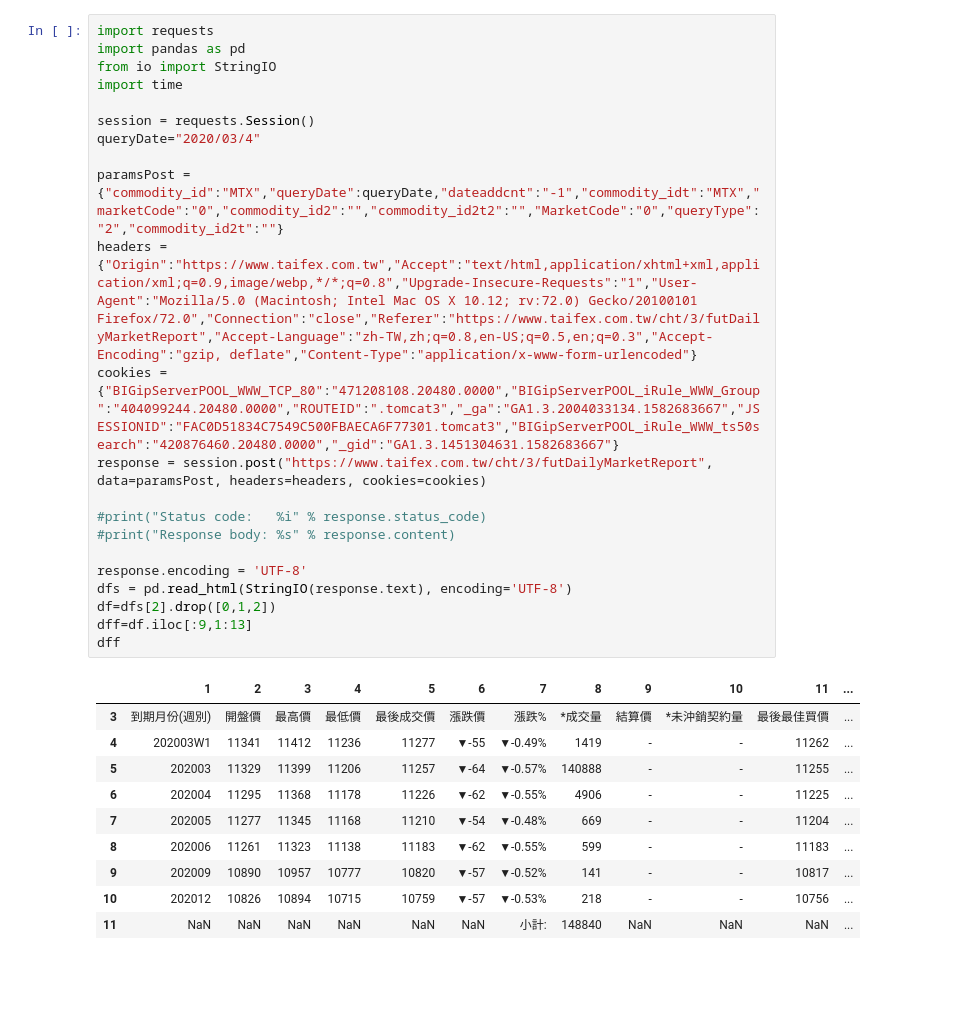
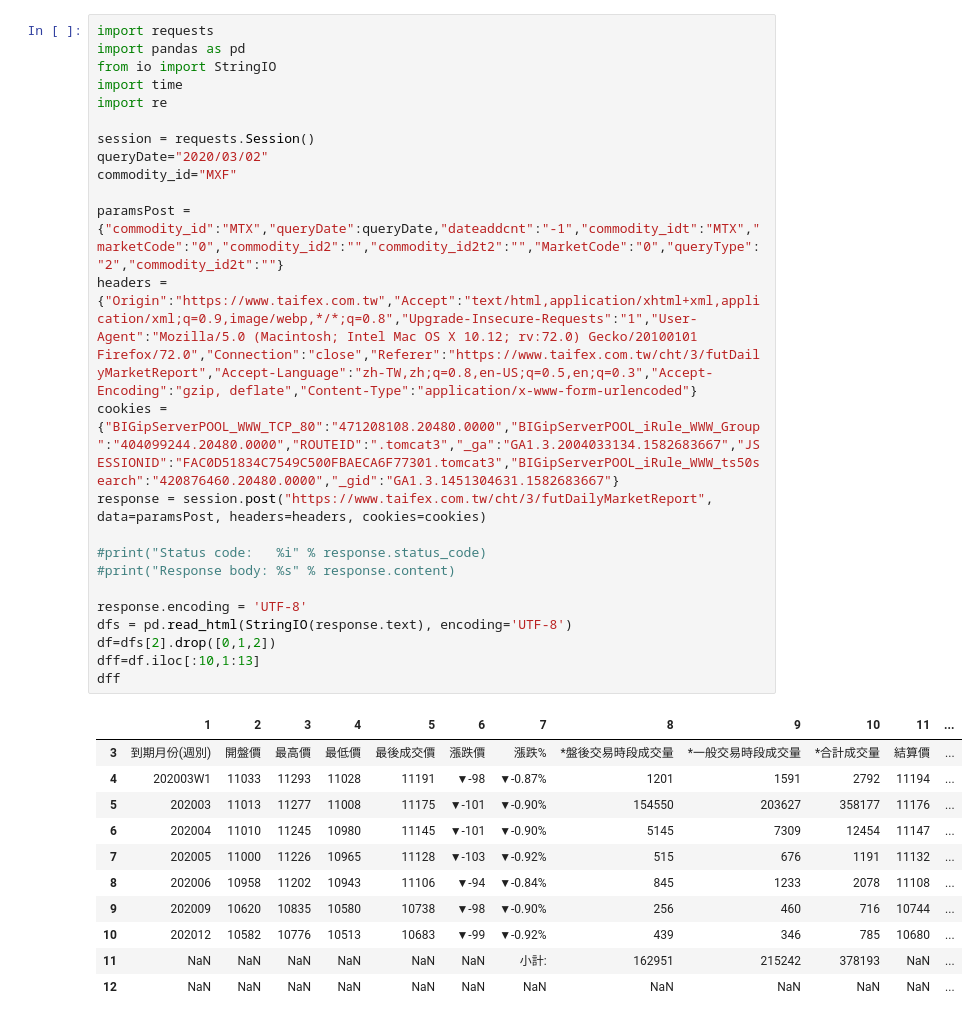
Before and after one commit to DioLin/useful-stock-tool, a Jupyter notebook: 散戶多空比.ipynb, the cells around one changed output. Cells and saved outputs as stored; diff of their text form; blank space fills up the shorter version.

```diff
--- a/散戶多空比.ipynb
+++ b/散戶多空比.ipynb
@@ -1,33 +1,36 @@
 # %%
 import requests
 import pandas as pd
 from io import StringIO
 import time
+import re
 
 session = requests.Session()
-queryDate="2020/03/4"
+queryDate="2020/03/02"
+commodity_id="MXF"
 
 paramsPost = {"commodity_id":"MTX","queryDate":queryDate,"dateaddcnt":"-1","commodity_idt":"MTX","marketCode":"0","commodity_id2":"","commodity_id2t2":"","MarketCode":"0","queryType":"2","commodity_id2t":""}
 headers = {"Origin":"https://www.taifex.com.tw","Accept":"text/html,application/xhtml+xml,application/xml;q=0.9,image/webp,*/*;q=0.8","Upgrade-Insecure-Requests":"1","User-Agent":"Mozilla/5.0 (Macintosh; Intel Mac OS X 10.12; rv:72.0) Gecko/20100101 Firefox/72.0","Connection":"close","Referer":"https://www.taifex.com.tw/cht/3/futDailyMarketReport","Accept-Language":"zh-TW,zh;q=0.8,en-US;q=0.5,en;q=0.3","Accept-Encoding":"gzip, deflate","Content-Type":"application/x-www-form-urlencoded"}
 cookies = {"BIGipServerPOOL_WWW_TCP_80":"471208108.20480.0000","BIGipServerPOOL_iRule_WWW_Group":"404099244.20480.0000","ROUTEID":".tomcat3","_ga":"GA1.3.2004033134.1582683667","JSESSIONID":"FAC0D51834C7549C500FBAECA6F77301.tomcat3","BIGipServerPOOL_iRule_WWW_ts50search":"420876460.20480.0000","_gid":"GA1.3.1451304631.1582683667"}
 response = session.post("https://www.taifex.com.tw/cht/3/futDailyMarketReport", data=paramsPost, headers=headers, cookies=cookies)
 
 #print("Status code:   %i" % response.status_code)
 #print("Response body: %s" % response.content)
 
 response.encoding = 'UTF-8'
 dfs = pd.read_html(StringIO(response.text), encoding='UTF-8')
 df=dfs[2].drop([0,1,2])
-dff=df.iloc[:9,1:13]
+dff=df.iloc[:10,1:13]
 dff
 # %% [output]
 |  | 1 | 2 | 3 | 4 | 5 | 6 | 7 | 8 | 9 | 10 | 11 | ... |
-| 3 | 到期月份(週別) | 開盤價 | 最高價 | 最低價 | 最後成交價 | 漲跌價 | 漲跌% | *成交量 | 結算價 | *未沖銷契約量 | 最後最佳買價 | ... |
-| 4 | 202003W1 | 11341 | 11412 | 11236 | 11277 | ▼-55 | ▼-0.49% | 1419 | - | - | 11262 | ... |
-| 5 | 202003 | 11329 | 11399 | 11206 | 11257 | ▼-64 | ▼-0.57% | 140888 | - | - | 11255 | ... |
-| 6 | 202004 | 11295 | 11368 | 11178 | 11226 | ▼-62 | ▼-0.55% | 4906 | - | - | 11225 | ... |
-| 7 | 202005 | 11277 | 11345 | 11168 | 11210 | ▼-54 | ▼-0.48% | 669 | - | - | 11204 | ... |
-| 8 | 202006 | 11261 | 11323 | 11138 | 11183 | ▼-62 | ▼-0.55% | 599 | - | - | 11183 | ... |
-| 9 | 202009 | 10890 | 10957 | 10777 | 10820 | ▼-57 | ▼-0.52% | 141 | - | - | 10817 | ... |
-| 10 | 202012 | 10826 | 10894 | 10715 | 10759 | ▼-57 | ▼-0.53% | 218 | - | - | 10756 | ... |
-| 11 | NaN | NaN | NaN | NaN | NaN | NaN | 小計: | 148840 | NaN | NaN | NaN | ... |
+| 3 | 到期月份(週別) | 開盤價 | 最高價 | 最低價 | 最後成交價 | 漲跌價 | 漲跌% | *盤後交易時段成交量 | *一般交易時段成交量 | *合計成交量 | 結算價 | ... |
+| 4 | 202003W1 | 11033 | 11293 | 11028 | 11191 | ▼-98 | ▼-0.87% | 1201 | 1591 | 2792 | 11194 | ... |
+| 5 | 202003 | 11013 | 11277 | 11008 | 11175 | ▼-101 | ▼-0.90% | 154550 | 203627 | 358177 | 11176 | ... |
+| 6 | 202004 | 11010 | 11245 | 10980 | 11145 | ▼-101 | ▼-0.90% | 5145 | 7309 | 12454 | 11147 | ... |
+| 7 | 202005 | 11000 | 11226 | 10965 | 11128 | ▼-103 | ▼-0.92% | 515 | 676 | 1191 | 11132 | ... |
+| 8 | 202006 | 10958 | 11202 | 10943 | 11106 | ▼-94 | ▼-0.84% | 845 | 1233 | 2078 | 11108 | ... |
+| 9 | 202009 | 10620 | 10835 | 10580 | 10738 | ▼-98 | ▼-0.90% | 256 | 460 | 716 | 10744 | ... |
+| 10 | 202012 | 10582 | 10776 | 10513 | 10683 | ▼-99 | ▼-0.92% | 439 | 346 | 785 | 10680 | ... |
+| 11 | NaN | NaN | NaN | NaN | NaN | NaN | 小計: | 162951 | 215242 | 378193 | NaN | ... |
+| 12 | NaN | NaN | NaN | NaN | NaN | NaN | NaN | NaN | NaN | NaN | NaN | ... |
```
Also changed, not shown: parts of 7 cells of this notebook.
